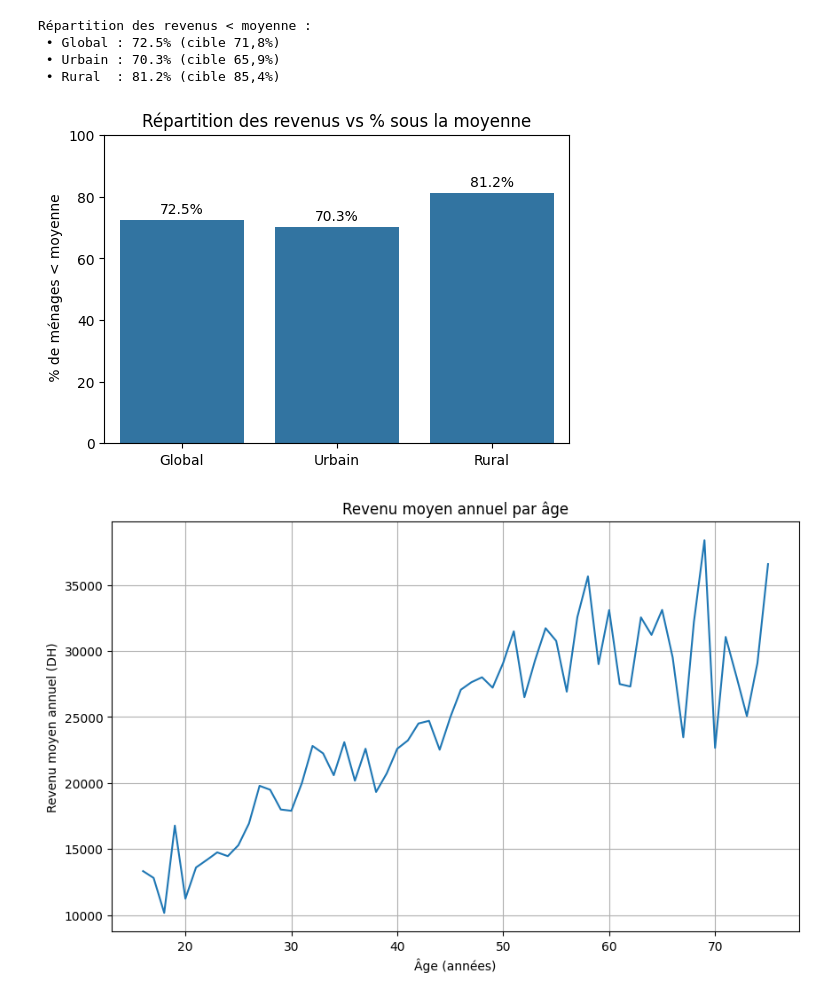
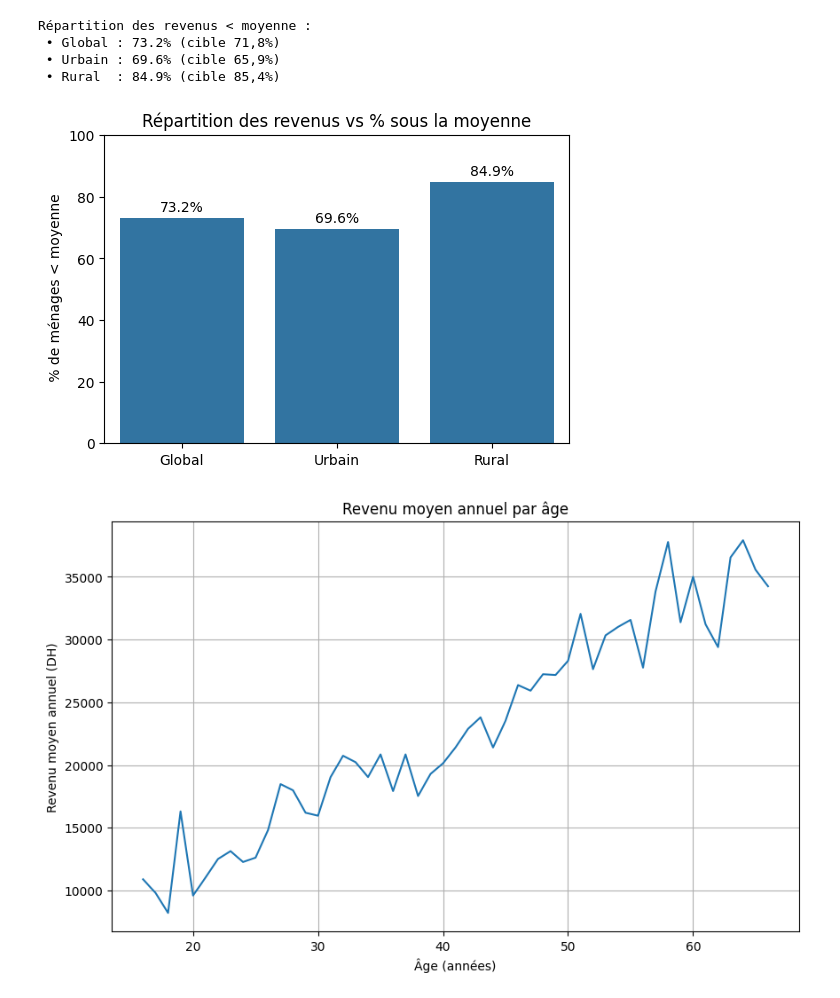
Before and after one commit to elnassim/ProjectML, a Jupyter notebook: Untitled-1.ipynb, the cells around one changed output. Saved outputs shown, nothing was run; the diff lists cells and outputs as text; code cells hidden in the pictures.

```diff
--- a/Untitled-1.ipynb
+++ b/Untitled-1.ipynb
@@ -37,13 +37,13 @@ Revenu moyen rural : 13,737.73 DH
 # %%
 # 1) Calcul des moyennes
-mean_global = df['income'].mean()
-mean_urbain = df[df['area']=='urbain']['income'].mean()
-mean_rural  = df[df['area']=='rural']['income'].mean()
+mean_global = df['Revenu_Annuel'].mean()
+mean_urbain = df[df['Milieu']=='Urbain']['Revenu_Annuel'].mean()
+mean_rural  = df[df['Milieu']=='Rural']['Revenu_Annuel'].mean()
 
 # 2) Calcul des pourcentages < moyenne
-pct_global = (df['income'] < mean_global).mean() * 100
-pct_urbain = (df[df['area']=='urbain']['income'] < mean_urbain).mean() * 100
-pct_rural  = (df[df['area']=='rural']['income'] < mean_rural).mean() * 100
+pct_global = (df['Revenu_Annuel'] < mean_global).mean() * 100
+pct_urbain = (df[df['Milieu']=='Urbain']['Revenu_Annuel'] < mean_urbain).mean() * 100
+pct_rural  = (df[df['Milieu']=='Rural']['Revenu_Annuel'] < mean_rural).mean() * 100
 
 # 3) Affichage
 print(f"Répartition des revenus < moyenne :")
@@ -65,26 +65,26 @@ for i,v in enumerate(values):
 plt.show()
 # %% [output]
 Répartition des revenus < moyenne :
- • Global : 72.5% (cible 71,8%)
- • Urbain : 70.3% (cible 65,9%)
- • Rural  : 81.2% (cible 85,4%)
+ • Global : 73.2% (cible 71,8%)
+ • Urbain : 69.6% (cible 65,9%)
+ • Rural  : 84.9% (cible 85,4%)
-[figure, old version]
+[figure, new version]
 # %%
 
 
 # Calcul du revenu moyen par âge
-age_means = df.groupby('age')['income'].mean()
+age_means = df.groupby('Age')['Revenu_Annuel'].mean()
 
 # Tracé
 plt.figure(figsize=(10,6))
 plt.plot(age_means.index, age_means.values)
 plt.title("Revenu moyen annuel par âge")
 plt.xlabel("Âge (années)")
 plt.ylabel("Revenu moyen annuel (DH)")
 plt.grid(True)
 plt.show()
 # %% [output]
-[figure, old version]
+[figure, new version]
 # %%
 import pandas as pd
 import matplotlib.pyplot as plt
```
Also changed, not shown: parts of 14 cells of this notebook, 11 other files.
